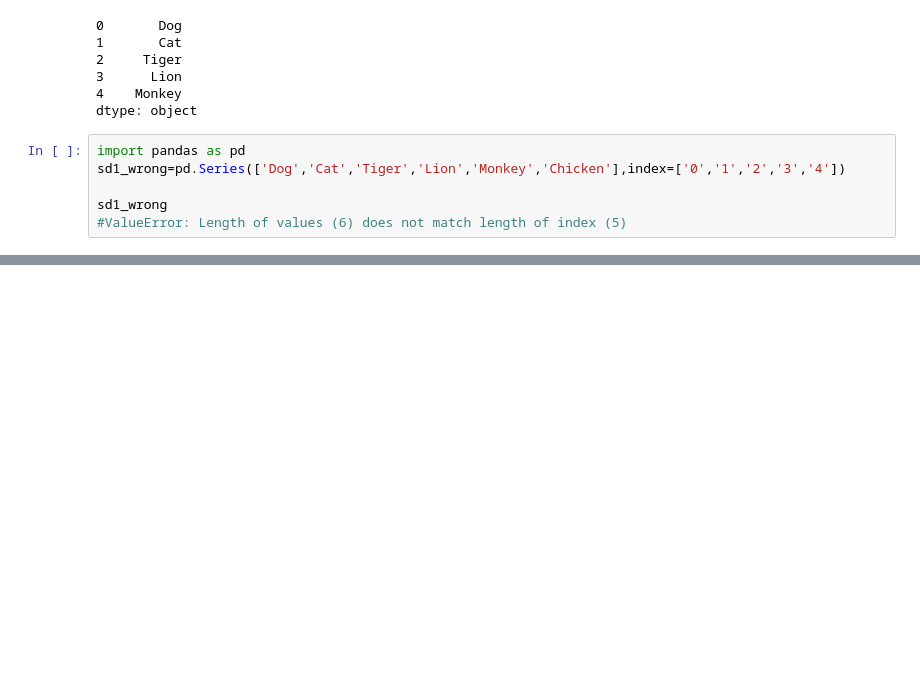
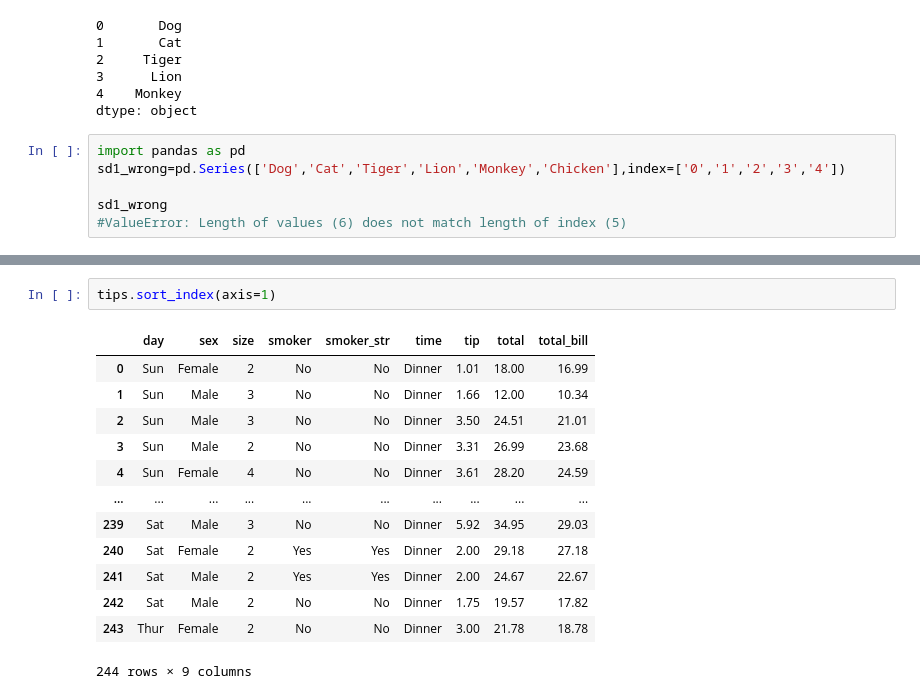
Before and after one commit to devwoo41/MSBC_Study, a Jupyter notebook: numpy_pandas_실습.ipynb, the cells around one changed output, grey strips where cells are left out. Saved outputs shown, nothing was run; the diff lists cells and outputs as text; blank space fills up the shorter version.

```diff
--- a/numpy_pandas_실습.ipynb
+++ b/numpy_pandas_실습.ipynb
@@ -276,0 +578,16 @@ sd1_wrong
+# %%
+tips.sort_index(axis=1)
+# %% [output]
+|  | day | sex | size | smoker | smoker_str | time | tip | total | total_bill |
+| 0 | Sun | Female | 2 | No | No | Dinner | 1.01 | 18.00 | 16.99 |
+| 1 | Sun | Male | 3 | No | No | Dinner | 1.66 | 12.00 | 10.34 |
+| 2 | Sun | Male | 3 | No | No | Dinner | 3.50 | 24.51 | 21.01 |
+| 3 | Sun | Male | 2 | No | No | Dinner | 3.31 | 26.99 | 23.68 |
+| 4 | Sun | Female | 4 | No | No | Dinner | 3.61 | 28.20 | 24.59 |
+| ... | ... | ... | ... | ... | ... | ... | ... | ... | ... |
+| 239 | Sat | Male | 3 | No | No | Dinner | 5.92 | 34.95 | 29.03 |
+| 240 | Sat | Female | 2 | Yes | Yes | Dinner | 2.00 | 29.18 | 27.18 |
+| 241 | Sat | Male | 2 | Yes | Yes | Dinner | 2.00 | 24.67 | 22.67 |
+| 242 | Sat | Male | 2 | No | No | Dinner | 1.75 | 19.57 | 17.82 |
+| 243 | Thur | Female | 2 | No | No | Dinner | 3.00 | 21.78 | 18.78 |
+244 rows × 9 columns
```
Also changed, not shown: parts of 39 cells of this notebook.
